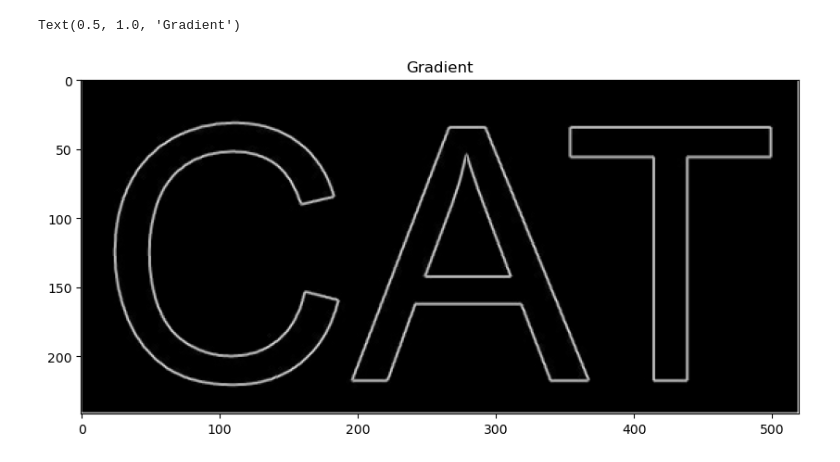
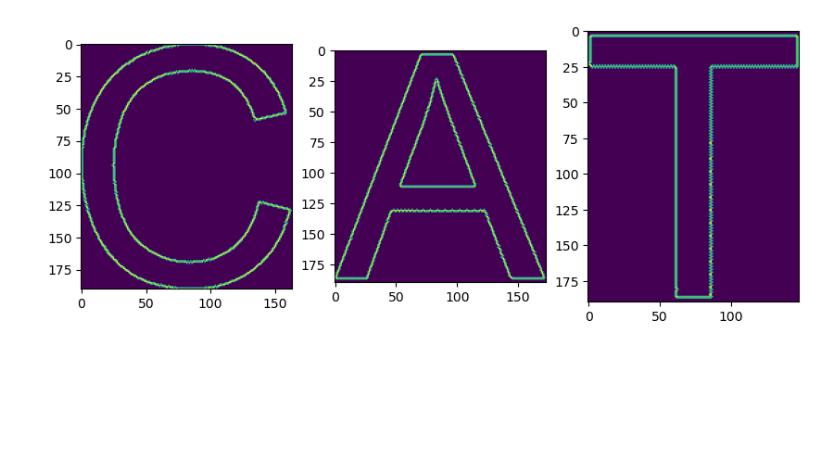
Before and after one commit to Slin25/english2morse, a Jupyter notebook: Python/text_segmentation.ipynb, the cells around one changed output. Cells and saved outputs as stored; diff of their text form; code cells hidden in the pictures; blank space fills up the shorter version.

Commit message:
text segmentation finished

```diff
--- a/Python/text_segmentation.ipynb
+++ b/Python/text_segmentation.ipynb
@@ -11,0 +7,4 @@ test = im_gray
+# %%
+# Converting image into black white
+cat_bw = np.array(Image.open('cat_text.jpg').convert('1'))
+hello_bw = np.array(Image.open('hello_text.jpg').convert('1'))
@@ -12,18 +14,25 @@ test = im_gray
 # %%
-h = np.array([1, 0, -1])
-rows, cols = test.shape
-y_rows = np.zeros(test.shape)
-for i in range(rows):
-    y_rows[i,:] = signal.convolve(test[i,:], h, 'same')
+def edge_detection(data: list, display: bool = False) -> list:
+    """ Filters the input, so edges are visible
+    Input:
+        - data: input image
+        - display: show the result filtered image
+    Return:
+        - Filtered image array
+    """
+    h = np.array([1, 0, -1])
+    rows, cols = data.shape
+    y_rows = np.zeros(data.shape)
+    for i in range(rows):
+        y_rows[i,:] = signal.convolve(data[i,:], h, 'same')
 
-y_cols = np.zeros(test.shape)
-for i in range(cols):
-    y_cols[:, i] = signal.convolve(test[:, i], h, 'same')
+    y_cols = np.zeros(data.shape)
+    for i in range(cols):
+        y_cols[:, i] = signal.convolve(data[:, i], h, 'same')
 
-y_IF = np.sqrt(y_rows**2 + y_cols**2)
-plt.figure(figsize=(10,6))
-plt.imshow(y_IF, 'gray')
-plt.title('Gradient')
+    y_IF = np.sqrt(y_rows**2 + y_cols**2)
+    if (display):
+        plt.figure(figsize=(10,6))
+        plt.imshow(y_IF, 'gray')
+        plt.title('Gradient')
+    return y_IF
-# %% [output]
-Text(0.5, 1.0, 'Gradient')
-[figure, removed]
@@ -29,0 +86,39 @@ Text(0.5, 1.0, 'Gradient')
+# %%
+def show_cropped_char(crop_array: list):
+    """ Display the cropped characters
+    Input:
+        - crop_array: list of cropped image
+    """
+    for i in range(len(crop_array)):
+        plt.subplot(1, len(crop_array), i + 1)
+        plt.imshow(crop_array[i])
+    plt.show()
+# %%
+def text_segmentation(data: list, display: bool = False) -> []:
+    """ Segments an image with characters into individual characters
+    Input:
+        - data: input image
+    Return:
+        - List of cropped characters from input
+    """
+    edge_array = edge_detection(data=data, display=True)
+    # crop top and bottom, since those will be edges too
+    top, bottom = char_row_finder(edge_array)
+    cropped_array = edge_array[top:bottom, :]
+
+    # find the column indices pairs of each found character
+    cutoff_col_idx = char_col_finder(cropped_array)
+
+    characters = []
+
+    for (c0, c1) in cutoff_col_idx:
+        characters.append(cropped_array[:, c0:c1])
+
+    if display:
+        show_cropped_char(characters)
+
+    return characters
+# %%
+cropped_data = text_segmentation(data=cat_bw, display=True)
+# %% [output]
+[figure, added]
```
Also changed, not shown: parts of 7 cells of this notebook, 2 other files.
